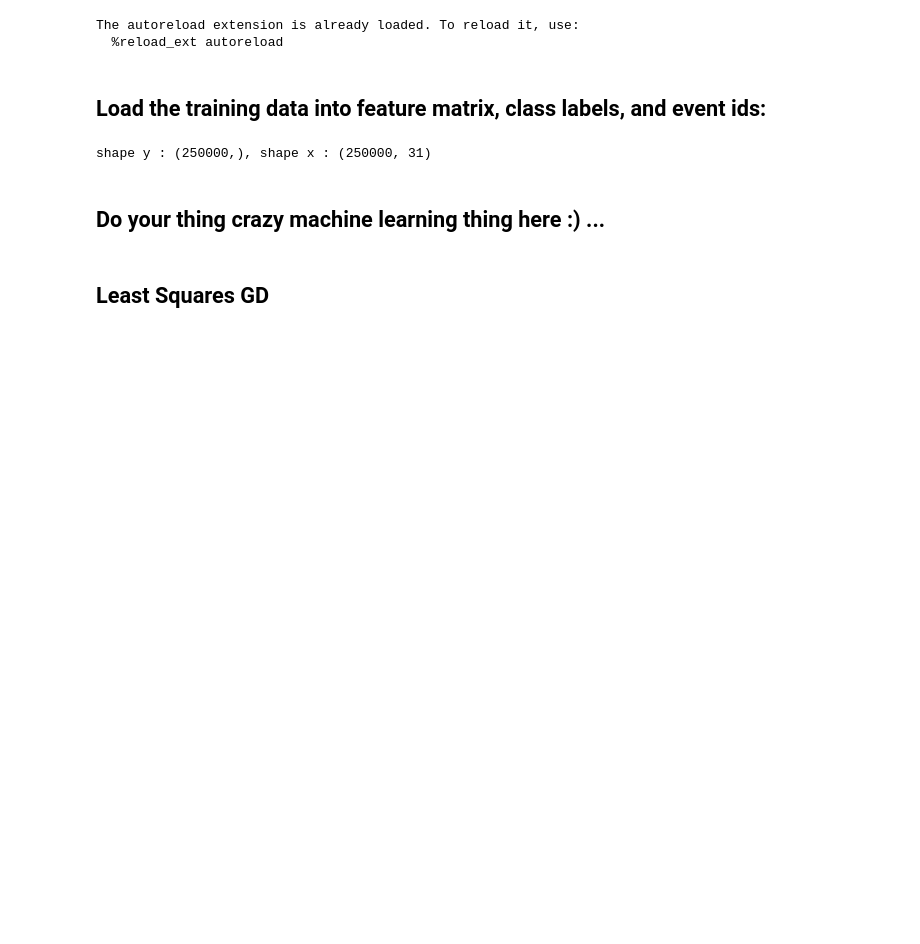
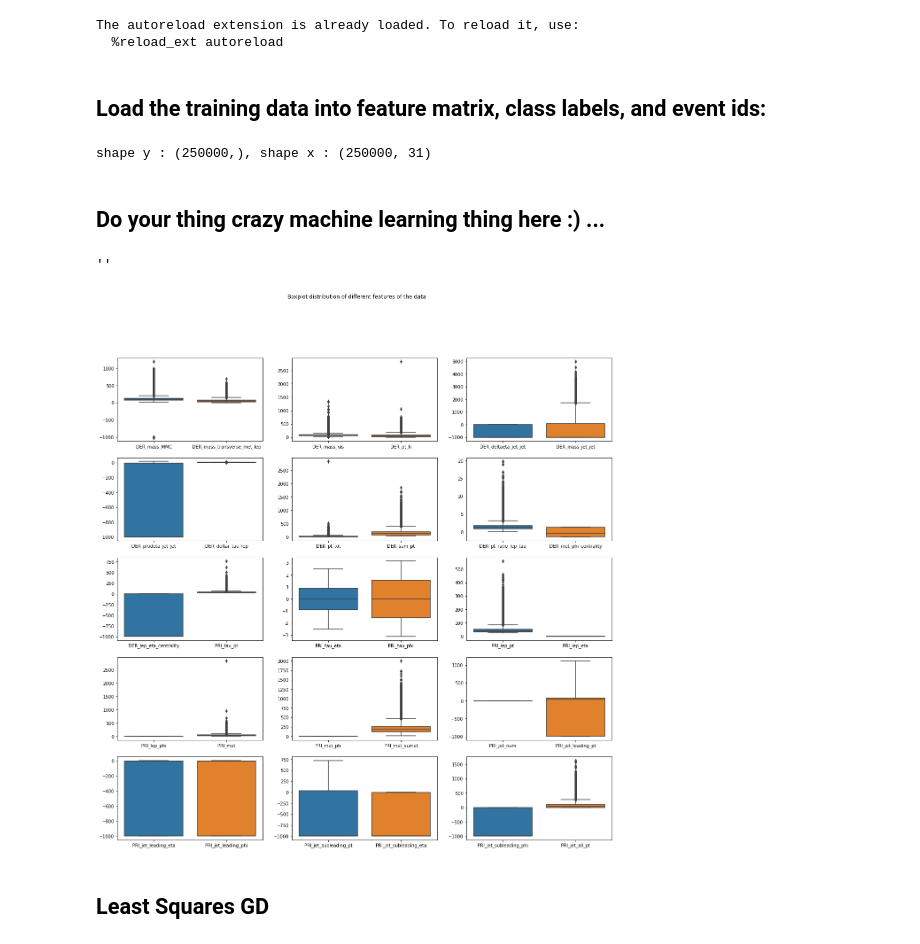
Before and after one commit to SonyaBlinova/ml-project-1-SES, a Jupyter notebook: project1.ipynb, the cells around one changed output. Saved outputs shown, nothing was run; the diff lists cells and outputs as text; code cells hidden in the pictures; blank space fills up the shorter version.

```diff
--- a/project1.ipynb
+++ b/project1.ipynb
@@ -32,4 +32,64 @@ print(f'shape y : {y.shape}, shape x : {tx.shape}')
 shape y : (250000,), shape x : (250000, 31)
 # %% [markdown]
 ## Do your thing crazy machine learning thing here :) ...
+# %%
+#visualize th distribution of the features
+l=[]
+for col_name in df_data.columns:
+    l.append(col_name)
+
+
+fig, axes = plt.subplots(5, 3, figsize=(20, 20))
+fig.suptitle(
+    "Boxplot distribution of different features of the data"
+)
+sns.boxplot(
+    data=df_data[[l[2], l[3]]], ax=axes[0][0], orient="v"
+)
+sns.boxplot(
+    data=df_data[[l[4], l[5]]], ax=axes[0][1], orient="v"
+)
+sns.boxplot(
+    data=df_data[[l[6], l[7]]], ax=axes[0][2], orient="v"
+)
+sns.boxplot(
+    data=df_data[[l[8], l[9]]], ax=axes[1][0], orient="v"
+)
+sns.boxplot(
+    data=df_data[[l[10], l[11]]], ax=axes[1][1], orient="v"
+)
+sns.boxplot(
+    data=df_data[[l[12], l[13]]], ax=axes[1][2], orient="v"
+)
+sns.boxplot(
+    data=df_data[[l[14], l[15]]], ax=axes[2][0], orient="v"
+)
+sns.boxplot(
+    data=df_data[[l[16], l[17]]], ax=axes[2][1], orient="v"
+)
+sns.boxplot(
+    data=df_data[[l[18], l[19]]], ax=axes[2][2], orient="v"
+)
+sns.boxplot(
+    data=df_data[[l[20], l[21]]], ax=axes[3][0], orient="v"
+)
+sns.boxplot(
+    data=df_data[[l[22], l[23]]], ax=axes[3][1], orient="v"
+)
+sns.boxplot(
+    data=df_data[[l[24], l[25]]], ax=axes[3][2], orient="v"
+)
+sns.boxplot(
+    data=df_data[[l[26], l[27]]], ax=axes[4][0], orient="v"
+)
+sns.boxplot(
+    data=df_data[[l[28], l[29]]], ax=axes[4][1], orient="v"
+)
+sns.boxplot(
+    data=df_data[[l[30], l[31]]], ax=axes[4][2], orient="v"
+)
+;
+# %% [output]
+''
+[figure, added]
 # %%
```
Also changed, not shown: parts of 19 cells of this notebook.
